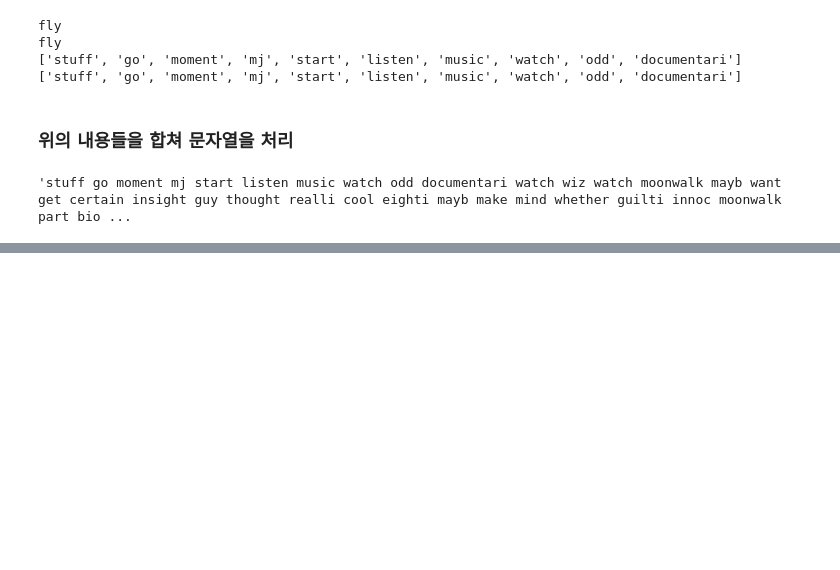
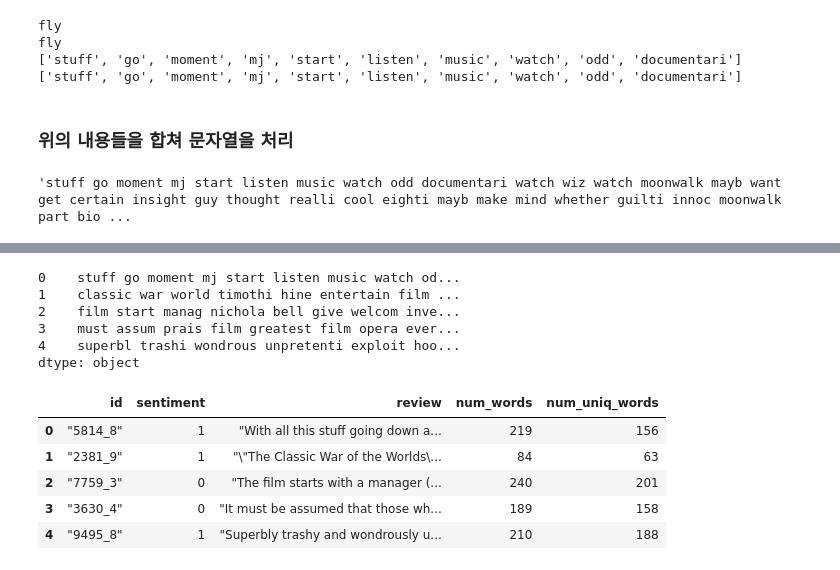
Before and after one commit to Maresak/programmers_lecture, a Jupyter notebook: 09_nltk_tutorial.ipynb, the cells around one changed output, grey strips where cells are left out. Cells and saved outputs as stored; diff of their text form; code cells hidden in the pictures; blank space fills up the shorter version.

```diff
--- a/09_nltk_tutorial.ipynb
+++ b/09_nltk_tutorial.ipynb
@@ -345,0 +377,11 @@ def apply_by_multiprocessing(df, func, **kwargs):
+# %%
+# Series의 map은 DataFrame의 apply와 비슷하다
+clean_train_reviews_se = pd.Series(clean_train_reviews)
+clean_train_reviews_se.head()
+# %% [output]
+0    stuff go moment mj start listen music watch od...
+1    classic war world timothi hine entertain film ...
+2    film start manag nichola bell give welcom inve...
+3    must assum prais film greatest film opera ever...
+4    superbl trashi wondrous unpretenti exploit hoo...
+dtype: object
@@ -345,0 +393,9 @@ def apply_by_multiprocessing(df, func, **kwargs):
+# %%
+train.head()
+# %% [output]
+|  | id | sentiment | review | num_words | num_uniq_words |
+| 0 | "5814_8" | 1 | "With all this stuff going down a... | 219 | 156 |
+| 1 | "2381_9" | 1 | "\"The Classic War of the Worlds\... | 84 | 63 |
+| 2 | "7759_3" | 0 | "The film starts with a manager (... | 240 | 201 |
+| 3 | "3630_4" | 0 | "It must be assumed that those wh... | 189 | 158 |
+| 4 | "9495_8" | 1 | "Superbly trashy and wondrously u... | 210 | 188 |
```
Also changed, not shown: parts of 35 cells of this notebook, 4 other files.
